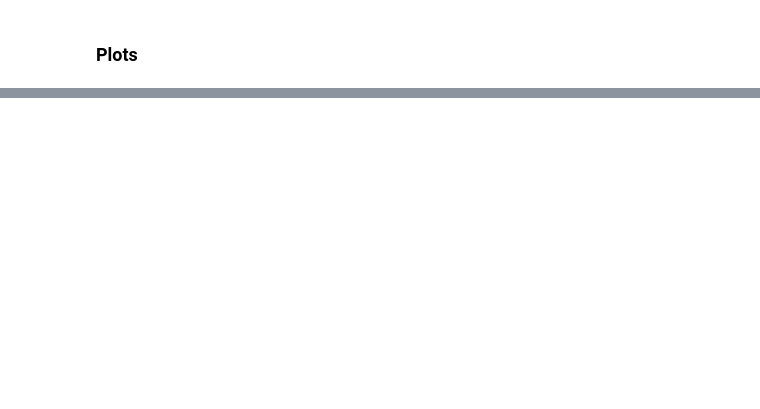
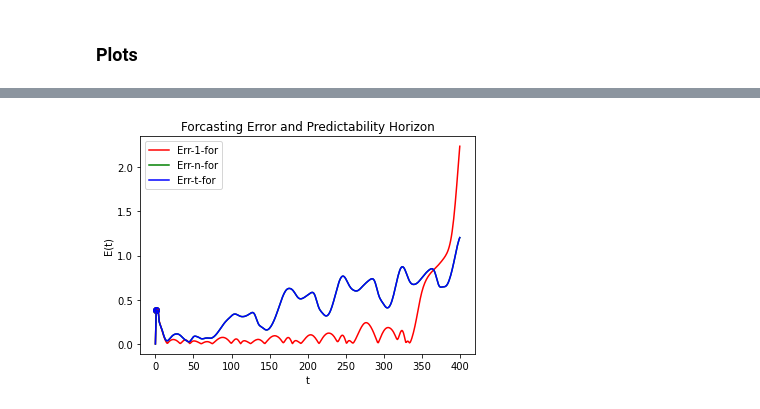
Before and after one commit to 0xbadc0ffe/DeepChaos, a Jupyter notebook: DeepChaos.ipynb, the cells around one changed output, grey strips where cells are left out. Drawn from its saved outputs; the diff is of its cells as text; code cells hidden in the pictures; blank space fills up the shorter version.

```diff
--- a/DeepChaos.ipynb
+++ b/DeepChaos.ipynb
@@ -659,3 +960,29 @@ Text(0, 0.5, 'L(t)')
+# %%
+#@title Plot Error
+
+plt.plot(error_plot_1for, label="Err-1-for", color="red")
+plt.plot(error_plot_nfor, label="Err-n-for", color="green")
+plt.plot(error_plot_nfor, label="Err-t-for", color="blue")
+plt.title(f"Forcasting Error and Predictability Horizon")
+plt.xlabel("t")
+plt.ylabel(f"E(t)")
+for k,v in enumerate(error_plot_1for):
+    if v>threshold:
+        plt.scatter(k, error_plot_1for[k], color="red") # Predictability Horizon for 1-for
+        break
+for k,v in enumerate(error_plot_nfor):
+    if v>threshold:
+        plt.scatter(k, error_plot_nfor[k], color="green") # Predictability Horizon for n-for
+        break
+for k,v in enumerate(error_plot_tfor):
+    if v>threshold:
+        plt.scatter(k, error_plot_tfor[k], color="blue") # Predictability Horizon for t-for
+        break
+plt.legend()
+
+plt.show()
+# %% [output]
+[figure, added]
 # %%
 #@title Plot x0 vs t
 
```
Also changed, not shown: parts of 14 cells of this notebook.
